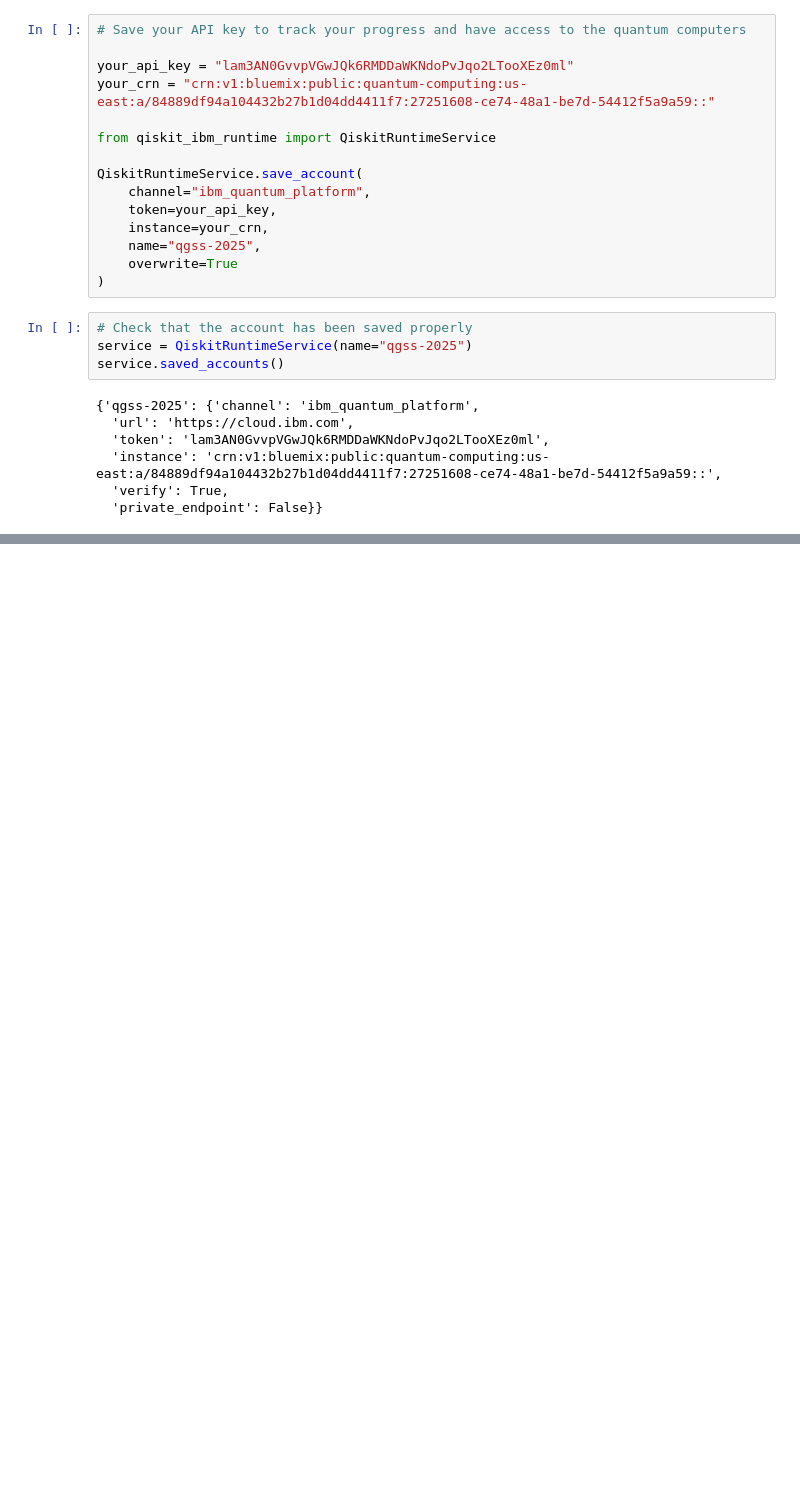
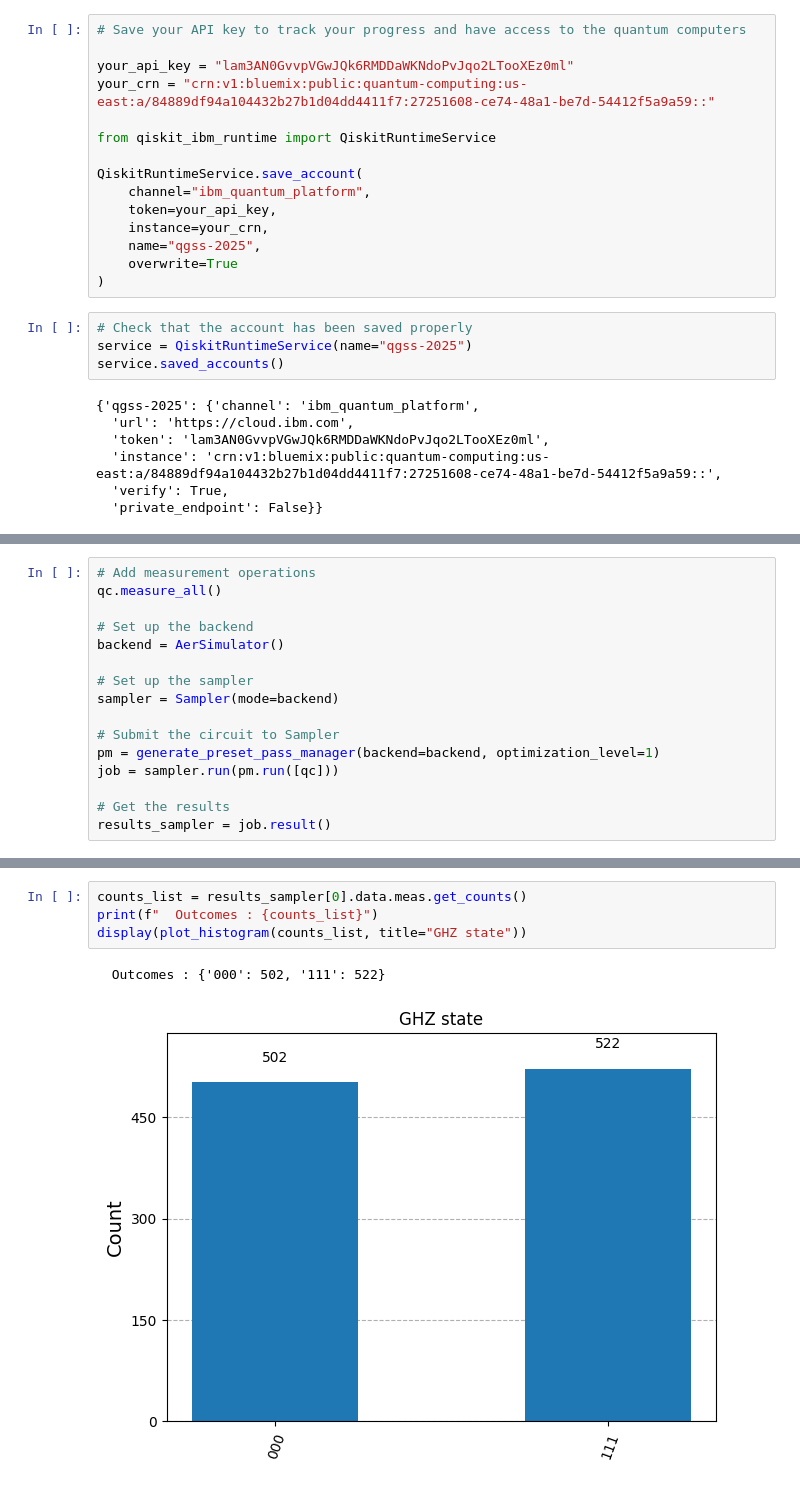
Before and after one commit to lmbibbo/Qgss2025, a Jupyter notebook: lab-0/lab0.ipynb, the cells around one changed output, grey strips where cells are left out. Saved outputs shown, nothing was run; the diff lists cells and outputs as text; blank space fills up the shorter version.

```diff
--- a/lab-0/lab0.ipynb
+++ b/lab-0/lab0.ipynb
@@ -135,0 +130,16 @@ ModuleNotFoundError: No module named 'matplotlib'
+# %%
+# Add measurement operations
+qc.measure_all()
+
+# Set up the backend
+backend = AerSimulator()
+
+# Set up the sampler
+sampler = Sampler(mode=backend)
+
+# Submit the circuit to Sampler
+pm = generate_preset_pass_manager(backend=backend, optimization_level=1)
+job = sampler.run(pm.run([qc]))
+
+# Get the results
+results_sampler = job.result()
@@ -135,0 +165,7 @@ ModuleNotFoundError: No module named 'matplotlib'
+# %%
+counts_list = results_sampler[0].data.meas.get_counts()
+print(f"  Outcomes : {counts_list}")
+display(plot_histogram(counts_list, title="GHZ state"))
+# %% [output]
+  Outcomes : {'000': 502, '111': 522}
+[figure, added]
```
Also changed, not shown: parts of 24 cells of this notebook, 2 other files.
